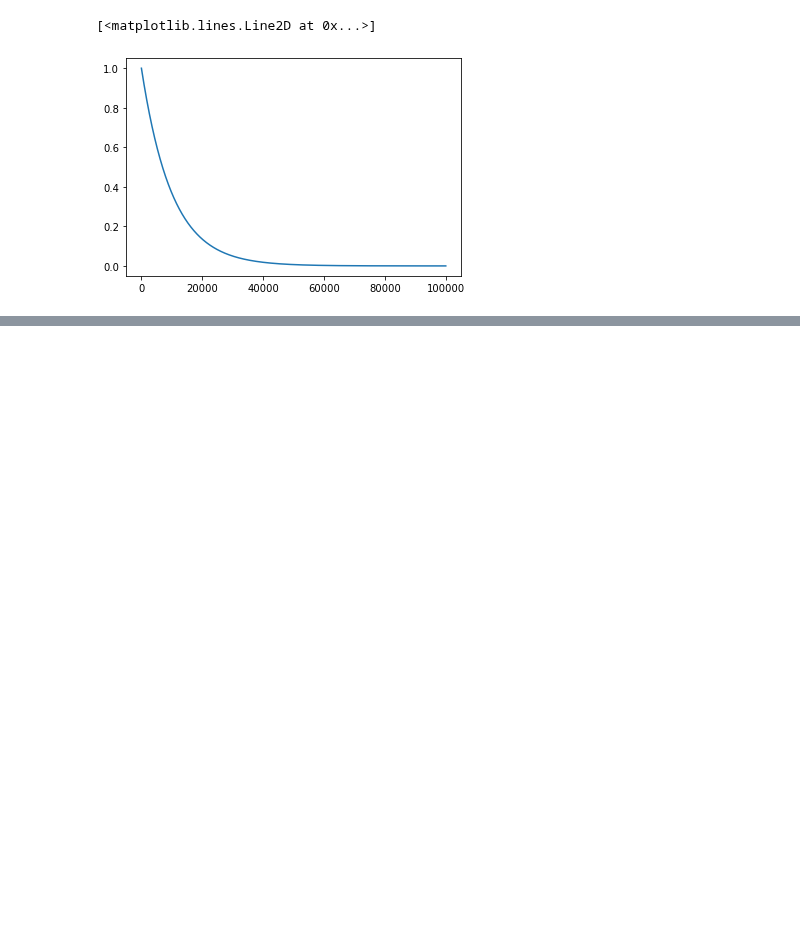
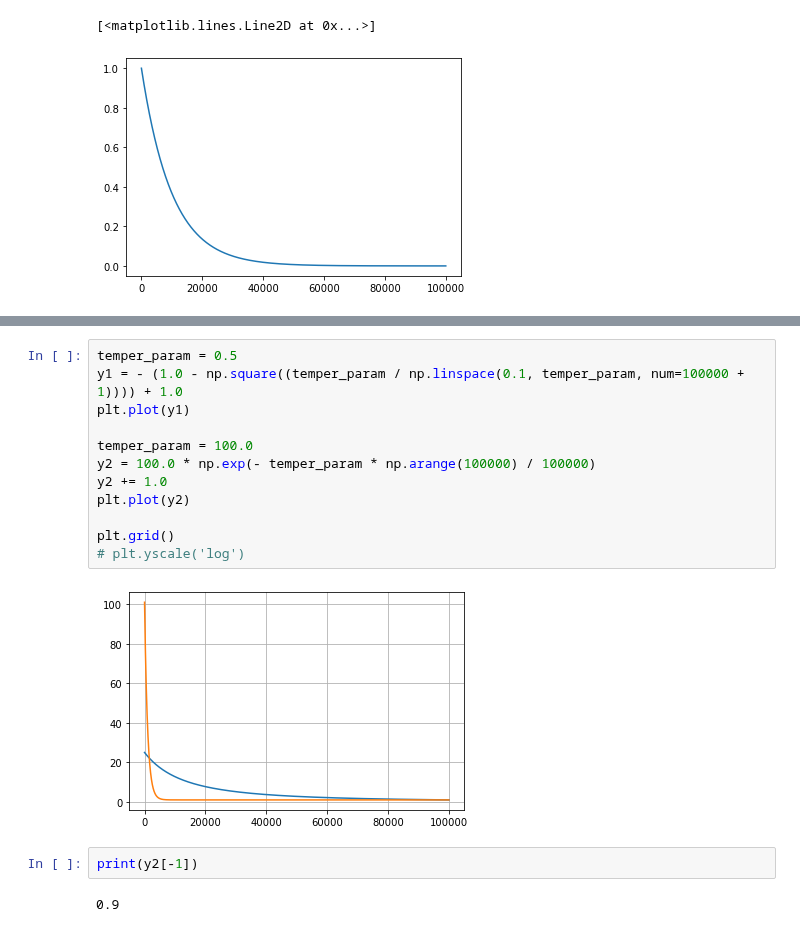
Before and after one commit to lindermanlab/ssm-jax, a Jupyter notebook: notebooks/univar-svm-example.ipynb, the cells around one changed output, grey strips where cells are left out. Cells and saved outputs as stored; diff of their text form; blank space fills up the shorter version.

```diff
--- a/notebooks/univar-svm-example.ipynb
+++ b/notebooks/univar-svm-example.ipynb
@@ -237,0 +267,18 @@ plt.plot(tilt_temperatures)
+# %%
+temper_param = 0.5
+y1 = - (1.0 - np.square((temper_param / np.linspace(0.1, temper_param, num=100000 + 1)))) + 1.0
+plt.plot(y1)
+
+temper_param = 100.0
+y2 = 100.0 * np.exp(- temper_param * np.arange(100000) / 100000)
+y2 += 1.0
+plt.plot(y2)
+
+plt.grid()
+# plt.yscale('log')
+# %% [output]
+[figure, added]
+# %%
+print(y2[-1])
+# %% [output]
+0.9
```
Also changed, not shown: parts of 4 cells of this notebook, 7 other files.
